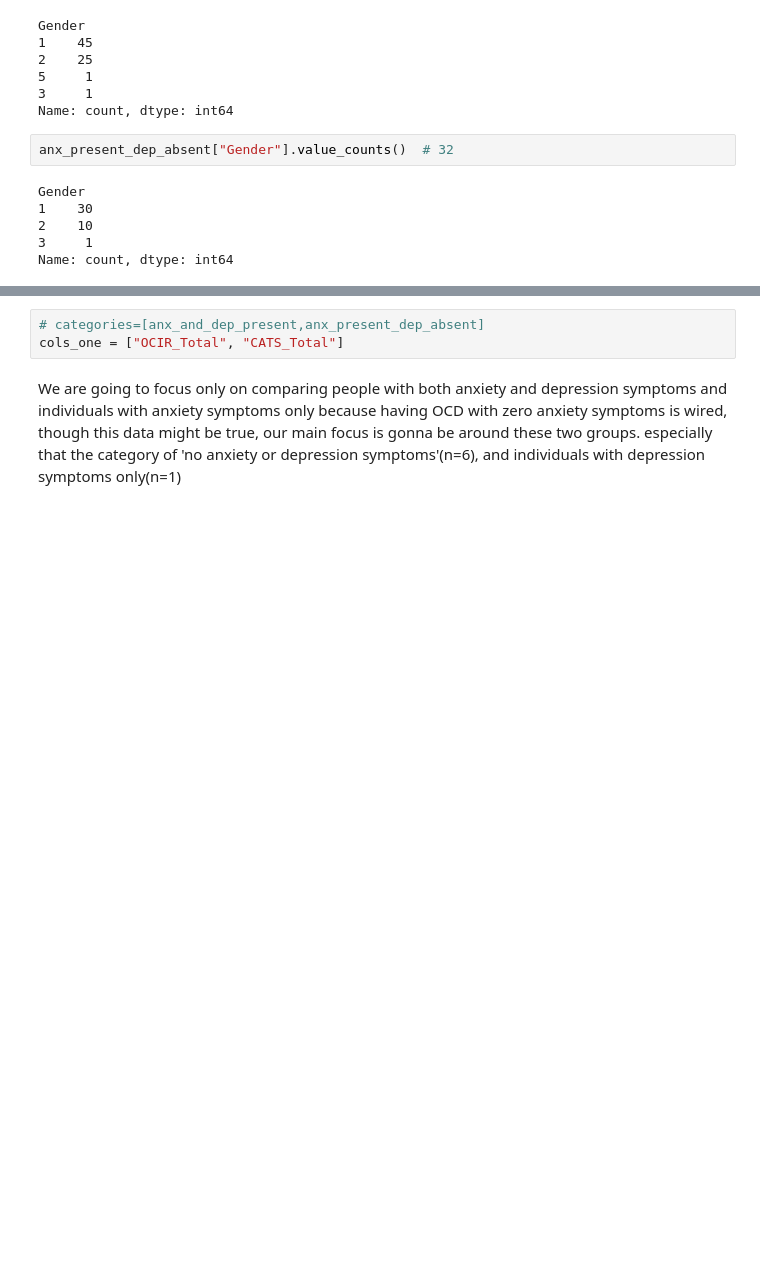
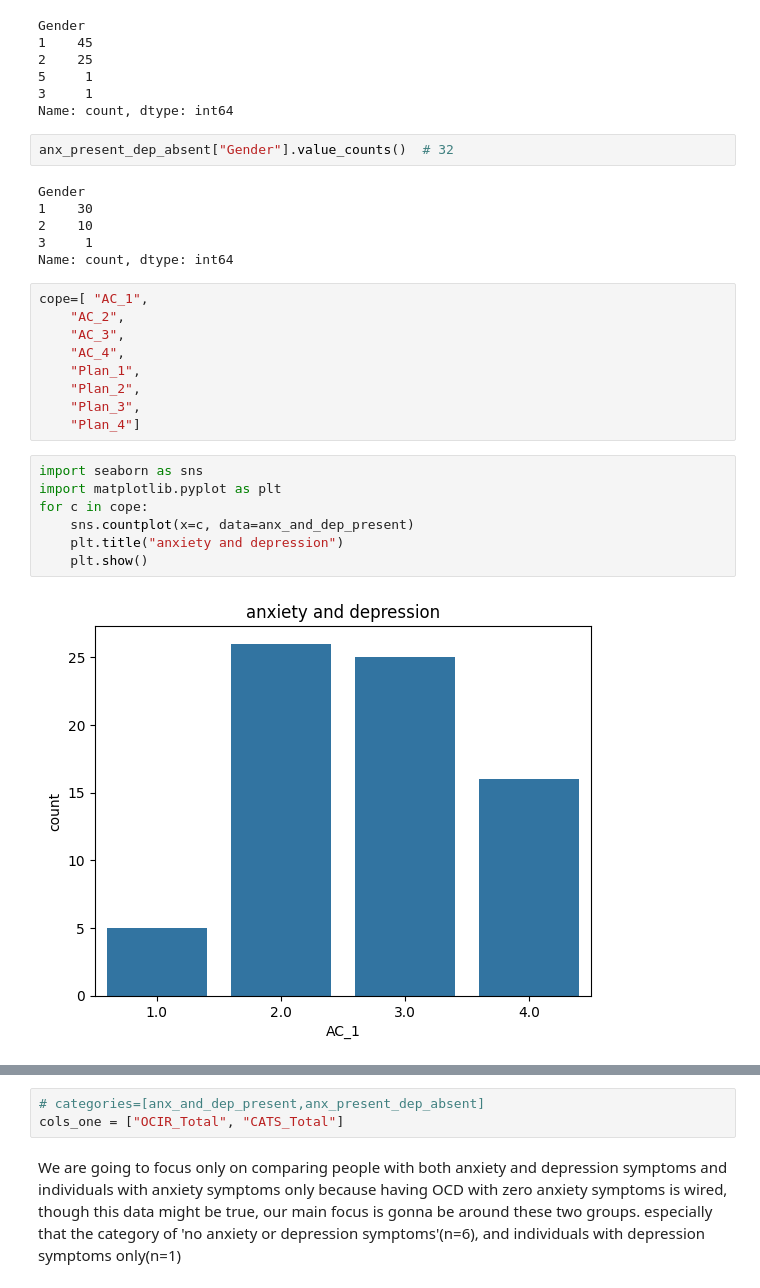
Before and after one commit to Raneemrami/ELO2-OCD-patients-analysis, a Jupyter notebook: data_exploration_and_analysis/data_exploration_and_analysis_three.ipynb, the cells around one changed output, grey strips where cells are left out. Drawn from its saved outputs; the diff is of its cells as text; blank space fills up the shorter version.

```diff
--- a/data_exploration_and_analysis/data_exploration_and_analysis_three.ipynb
+++ b/data_exploration_and_analysis/data_exploration_and_analysis_three.ipynb
@@ -437,3 +443,21 @@ Gender
 2    10
 3     1
 Name: count, dtype: int64
+# %%
+cope=[ "AC_1",
+    "AC_2",
+    "AC_3",
+    "AC_4",
+    "Plan_1",
+    "Plan_2",
+    "Plan_3",
+    "Plan_4"]
+# %%
+import seaborn as sns
+import matplotlib.pyplot as plt
+for c in cope:
+    sns.countplot(x=c, data=anx_and_dep_present)
+    plt.title("anxiety and depression")
+    plt.show()
+# %% [output]
+[figure, added]
```
Also changed, not shown: parts of 38 cells of this notebook.
